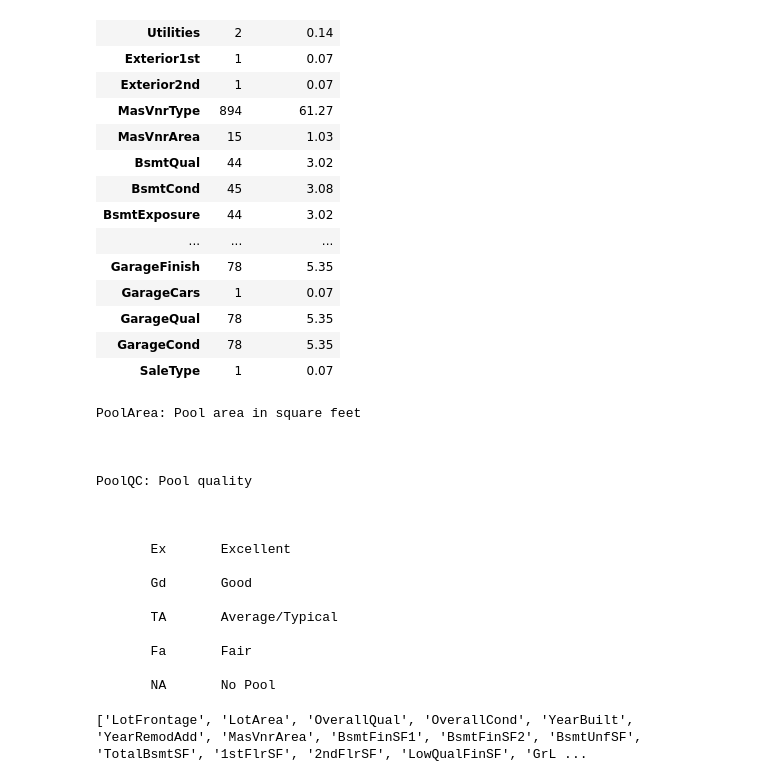
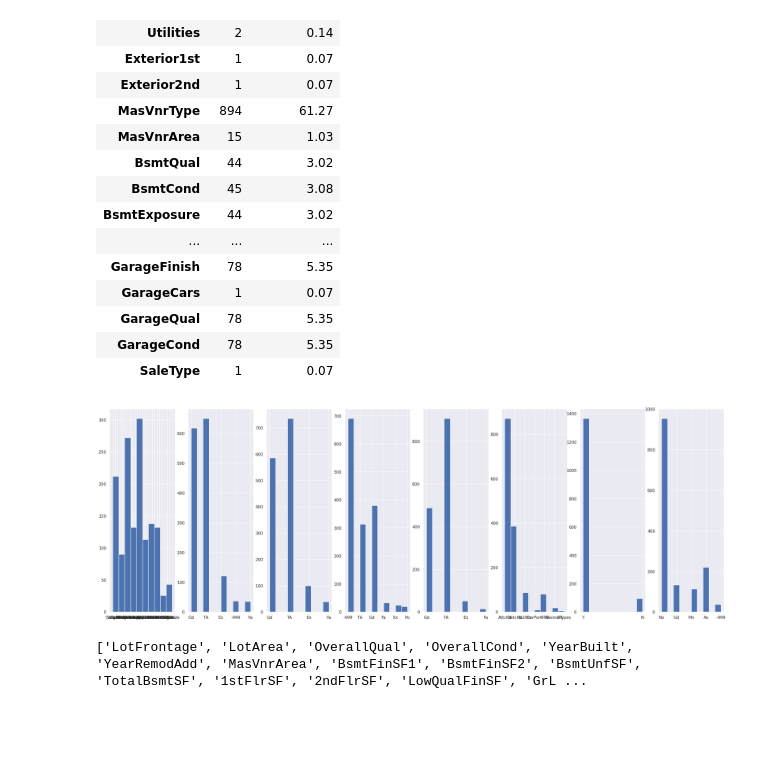
Before and after one commit to zmeydubinych/kaggle, a Jupyter notebook: House_prices_advanced.ipynb, the cells around one changed output. Cells and saved outputs as stored; diff of their text form; code cells hidden in the pictures; blank space fills up the shorter version.

```diff
--- a/House_prices_advanced.ipynb
+++ b/House_prices_advanced.ipynb
@@ -214,35 +166,21 @@ for i in range(len(zero2.index)):
 for col in column_to_impute_test:
     imputed_column = imputer.fit_transform(test[[col]])
     test[[col]] = imputed_column
-# %%
-with open('/home/ivan_pronin/IT/kaggle/house-prices-advanced-regression-techniques/data_description.txt', 'r') as f:
-    lines = f.readlines()
-    for i, line in enumerate(lines):
-#         if any(feature in line for feature in ['LotFrontage', 'MasVnrType', 'FireplaceQu']):
-        if 'PoolArea' in line:
-            print(line)
-            for j in range(i+1, min(i+10, len(lines))):
-                print(lines[j])
-# %% [output]
-PoolArea: Pool area in square feet
-
-
-
-PoolQC: Pool quality
-
-
-
-       Ex       Excellent
-
-       Gd       Good
-
-       TA       Average/Typical
-
-       Fa       Fair
-
-       NA       No Pool
 # %%
 test['BsmtFullBath']=test['BsmtFullBath'].astype(int)
+# %%
+data_list=['Neighborhood', 'BsmtQual', 'KitchenQual', 'FireplaceQu', 'ExterQual', 'GarageType', 'CentralAir', 'BsmtExposure']
+for col in data_list:
+    train[col]=train[col].astype(str)
+fig,ax=pl.subplots(1,8, figsize=(30,10))
+count=0
+for col in data_list:
+    ax[count].hist(train[col])
+    ax[count].set_xlabel(col)
+    count+=1
+plt.show()
+# %% [output]
+[figure, added]
 # %%
 train[nonnumeric_features]=train[nonnumeric_features].astype('category')
 test[nonnumeric_features]=test[nonnumeric_features].astype('category')
```
Also changed, not shown: parts of 34 cells of this notebook.
